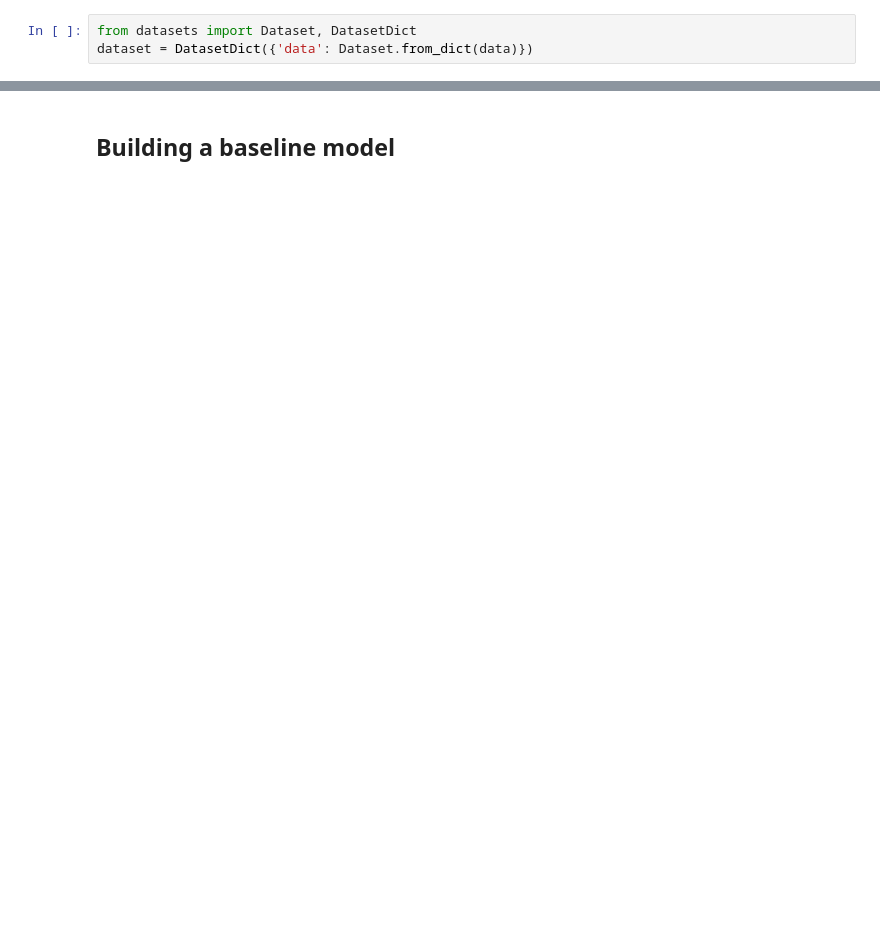
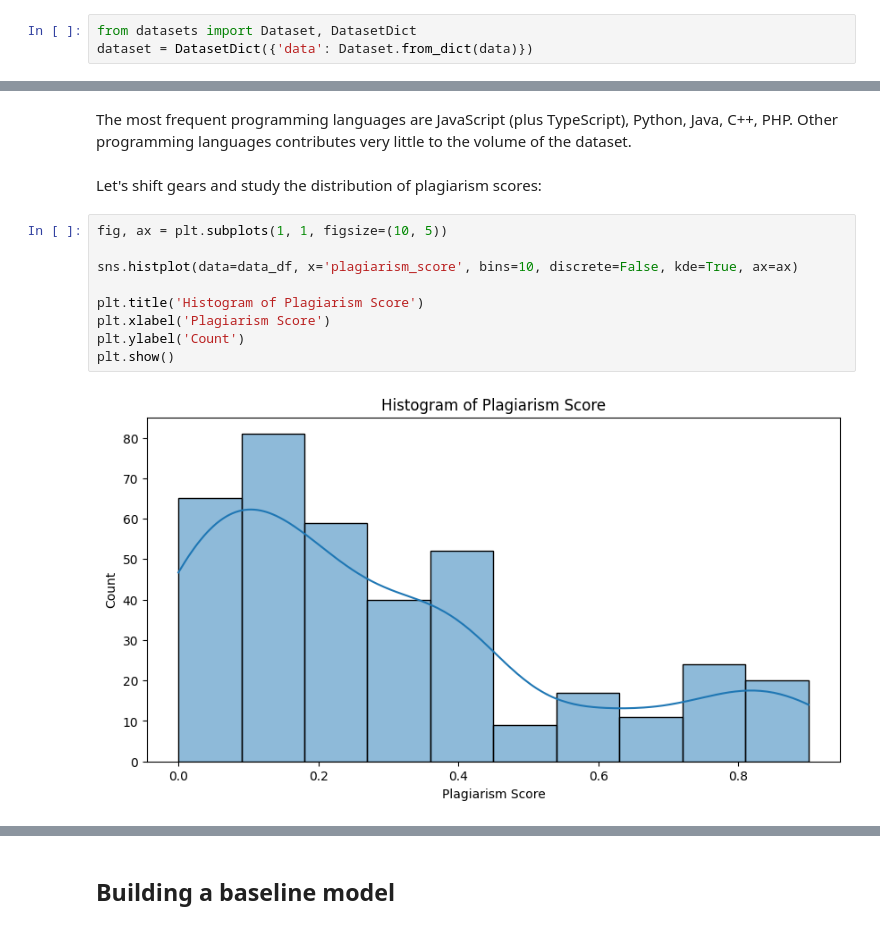
Before and after one commit to alexandrehsd/plagiarism-detector, a Jupyter notebook: notebooks/plagiarism_detector.ipynb, the cells around one changed output, grey strips where cells are left out. Saved outputs shown, nothing was run; the diff lists cells and outputs as text; blank space fills up the shorter version.

```diff
--- a/notebooks/plagiarism_detector.ipynb
+++ b/notebooks/plagiarism_detector.ipynb
@@ -142,0 +177,15 @@ data_df.tail()
+# %% [markdown]
+The most frequent programming languages are JavaScript (plus TypeScript), Python, Java, C++, PHP. Other programming languages contributes very little to the volume of the dataset.
+# %% [markdown]
+Let's shift gears and study the distribution of plagiarism scores:
+# %%
+fig, ax = plt.subplots(1, 1, figsize=(10, 5))
+
+sns.histplot(data=data_df, x='plagiarism_score', bins=10, discrete=False, kde=True, ax=ax)
+
+plt.title('Histogram of Plagiarism Score')
+plt.xlabel('Plagiarism Score')
+plt.ylabel('Count')
+plt.show()
+# %% [output]
+[figure, added]
```
Also changed, not shown: parts of 16 cells of this notebook.
